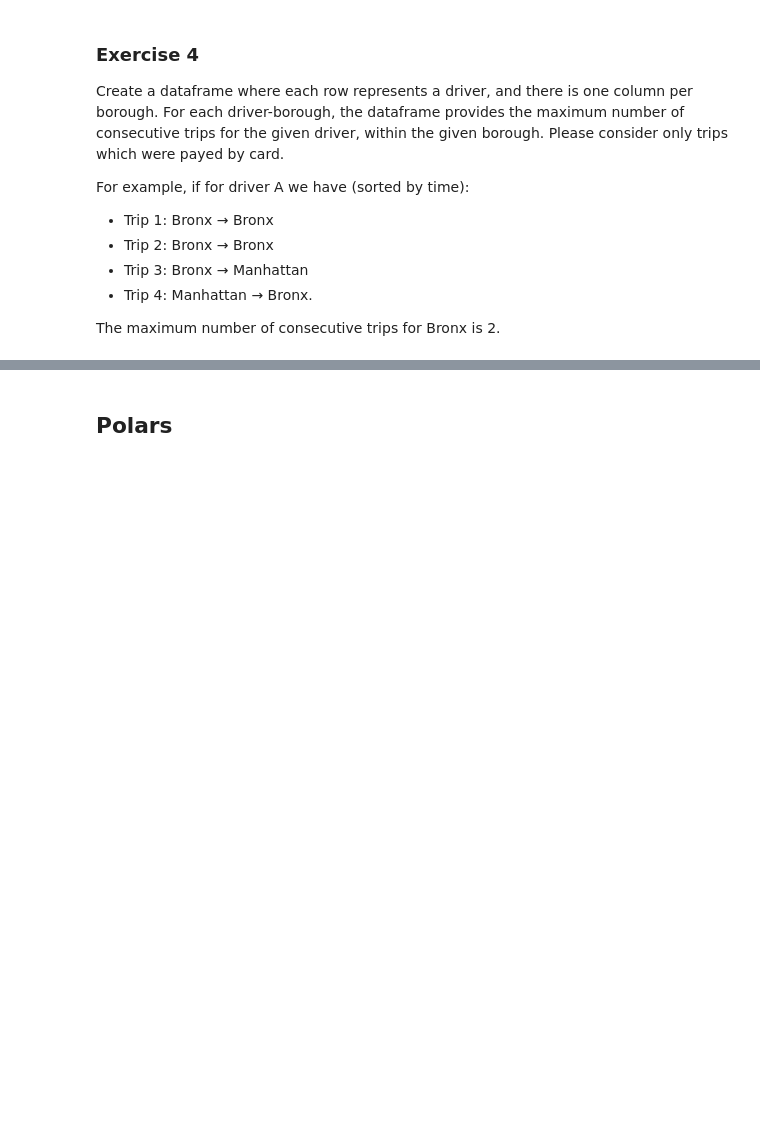
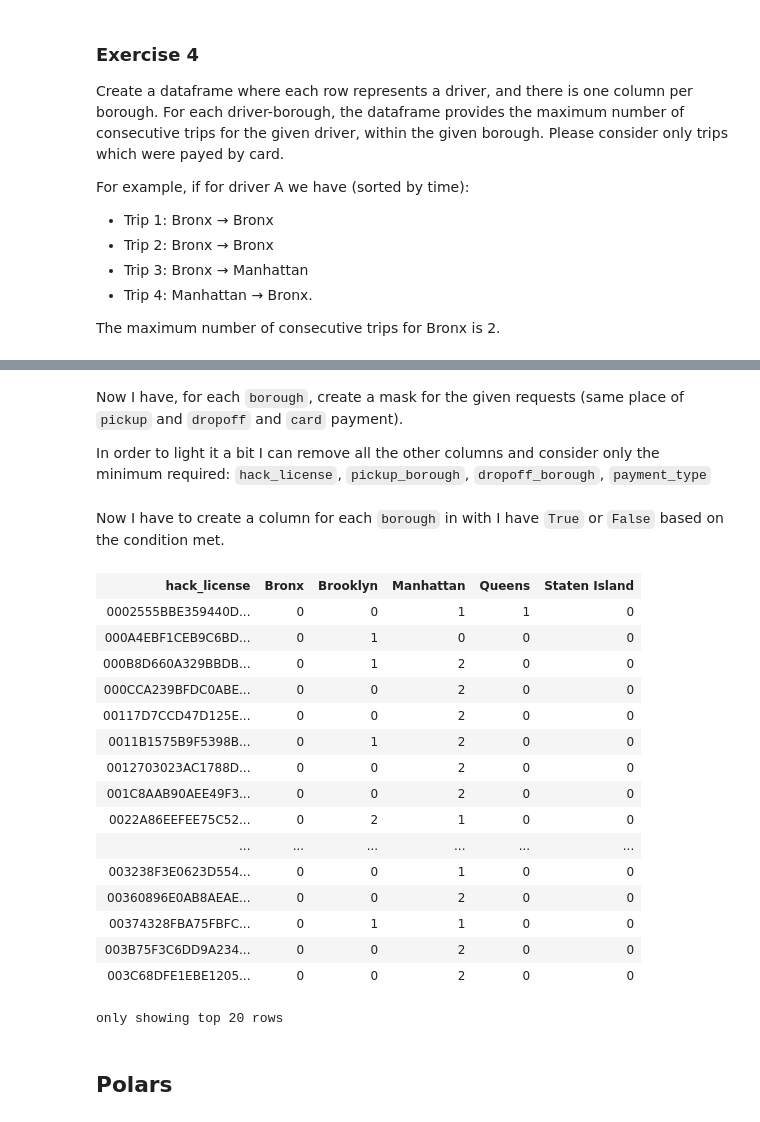
Before and after one commit to MattiaBiancini/Visual-Analytics, a Jupyter notebook: Assignment3/Assignment3.ipynb, the cells around one changed output, grey strips where cells are left out. Cells and saved outputs as stored; diff of their text form; code cells hidden in the pictures; blank space fills up the shorter version.

```diff
--- a/Assignment3/Assignment3.ipynb
+++ b/Assignment3/Assignment3.ipynb
@@ -316,3 +358,71 @@ trip_drivers_df
+# %% [markdown]
+Now I have, for each `borough`, create a mask for the given requests (same place of `pickup` and `dropoff` and `card` payment).
+
+In order to light it a bit I can remove all the other columns and consider only the minimum required: `hack_license`, `pickup_borough`, `dropoff_borough`, `payment_type`
+# %%
+boroughs = borough_geo.select('borough').distinct().collect()
+boroughs = sorted([row.borough for row in boroughs])
+payment = 'CRD'
+
+trip_drivers_df = trip_filtered_df \
+    .select(
+        col('hack_license'),
+        col('pickup_borough'),
+        col('dropoff_borough'),
+        col('payment_type'),
+        col('pickup_datetime')
+    )
+# %% [markdown]
+Now I have to create a column for each `borough` in with I have `True` or `False` based on the condition met.
+# %%
+w = Window.partitionBy('hack_license').orderBy('pickup_datetime')
+
+for borough in boroughs:
+
+    trip_drivers_df = trip_drivers_df.withColumn(
+        borough,
+        when(
+            (col('pickup_borough') == borough) &
+            (col('dropoff_borough') == borough) &
+            (col('payment_type') == payment),
+            1
+        ).otherwise(0)
+    )
+
+    trip_drivers_df = trip_drivers_df.withColumn(
+        borough,
+        when(
+            col(borough) == 1,
+            lag(col(borough) + 1, 1, 0).over(w)
+        ) \
+        .otherwise(0)
+    )
+
+trip_drivers_df = trip_drivers_df \
+    .groupBy('hack_license') \
+    .agg(*[spark_max(borough).alias(borough) for borough in boroughs]) \
+    .orderBy('hack_license')
+
+
+trip_drivers_df
+# %% [output]
+| hack_license | Bronx | Brooklyn | Manhattan | Queens | Staten Island |
+| 0002555BBE359440D... | 0 | 0 | 1 | 1 | 0 |
+| 000A4EBF1CEB9C6BD... | 0 | 1 | 0 | 0 | 0 |
+| 000B8D660A329BBDB... | 0 | 1 | 2 | 0 | 0 |
+| 000CCA239BFDC0ABE... | 0 | 0 | 2 | 0 | 0 |
+| 00117D7CCD47D125E... | 0 | 0 | 2 | 0 | 0 |
+| 0011B1575B9F5398B... | 0 | 1 | 2 | 0 | 0 |
+| 0012703023AC1788D... | 0 | 0 | 2 | 0 | 0 |
+| 001C8AAB90AEE49F3... | 0 | 0 | 2 | 0 | 0 |
+| 0022A86EEFEE75C52... | 0 | 2 | 1 | 0 | 0 |
+| ... | ... | ... | ... | ... | ... |
+| 003238F3E0623D554... | 0 | 0 | 1 | 0 | 0 |
+| 00360896E0AB8AEAE... | 0 | 0 | 2 | 0 | 0 |
+| 00374328FBA75FBFC... | 0 | 1 | 1 | 0 | 0 |
+| 003B75F3C6DD9A234... | 0 | 0 | 2 | 0 | 0 |
+| 003C68DFE1EBE1205... | 0 | 0 | 2 | 0 | 0 |
+only showing top 20 rows
 # %% [markdown]
 ## Polars
 # %% [markdown]
```
Also changed, not shown: parts of 41 cells of this notebook.
